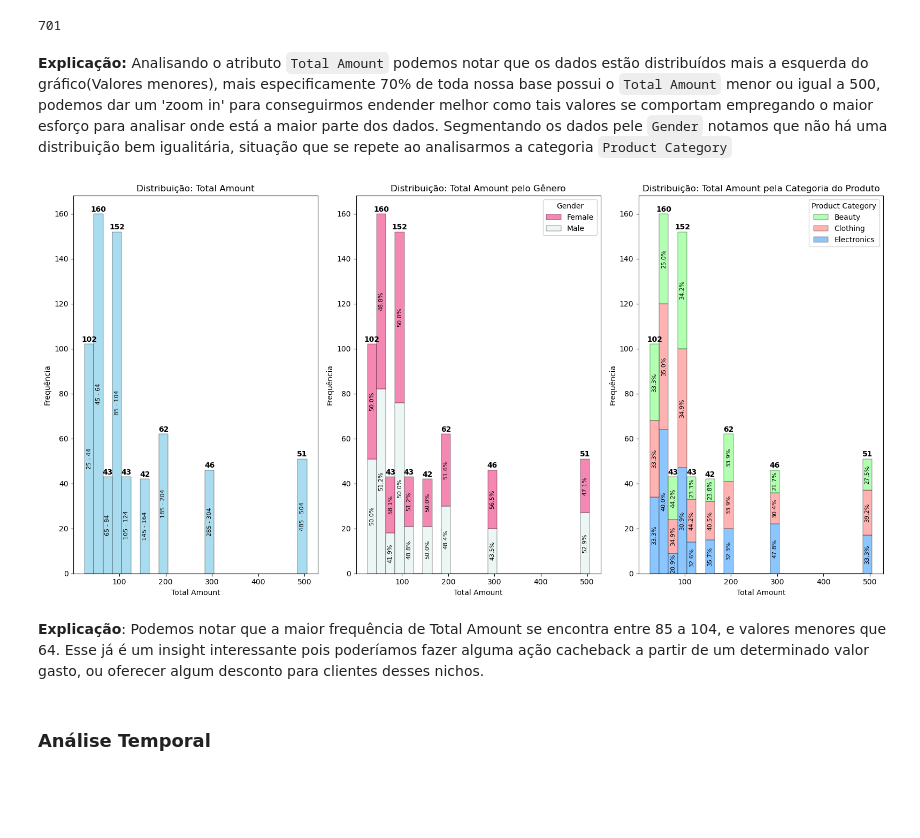
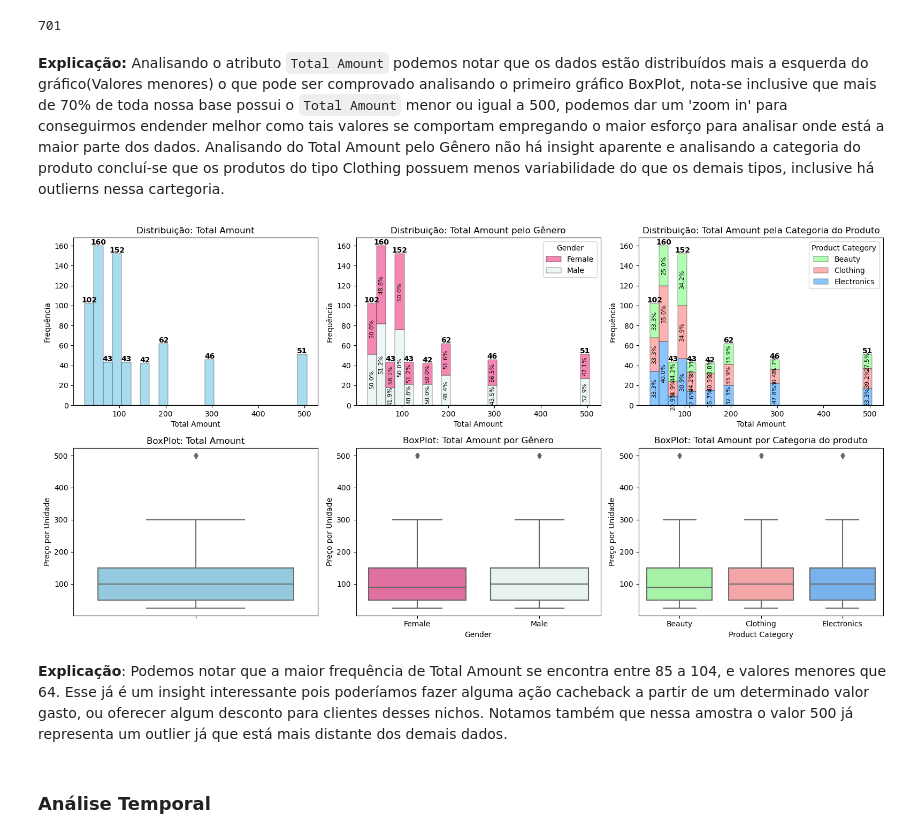
Before and after one commit to DevBrunoP/AED-Retail-Sales-Dataset, a Jupyter notebook: AED - Dados Varejo.ipynb, the cells around one changed output. Cells and saved outputs as stored; diff of their text form; code cells hidden in the pictures; blank space fills up the shorter version.

Commit message:
Adicionando o boxplot em todas os grids de gáficos

````diff
--- a/AED - Dados Varejo.ipynb
+++ b/AED - Dados Varejo.ipynb
@@ -630,55 +647,67 @@ len(df_amount_menor_500)
 # %% [output]
 701
 # %% [markdown]
-**Explicação:** Analisando o atributo ```Total Amount``` podemos notar que os dados estão distribuídos mais a esquerda do gráfico(Valores menores), mais especificamente 70% de toda nossa base possui o ```Total Amount``` menor ou igual a 500, podemos dar um 'zoom in' para conseguirmos endender melhor como tais valores se comportam empregando o maior esforço para analisar onde está a maior parte dos dados. Segmentando os dados pele ```Gender``` notamos que não há uma distribuição bem igualitária, situação que se repete ao analisarmos a categoria ```Product Category```
+**Explicação:** Analisando o atributo ```Total Amount``` podemos notar que os dados estão distribuídos mais a esquerda do gráfico(Valores menores) o que pode ser comprovado analisando o primeiro gráfico BoxPlot, nota-se inclusive que mais de 70% de toda nossa base possui o ```Total Amount``` menor ou igual a 500, podemos dar um 'zoom in' para conseguirmos endender melhor como tais valores se comportam empregando o maior esforço para analisar onde está a maior parte dos dados. Analisando do Total Amount pelo Gênero não há insight aparente e analisando a categoria do produto concluí-se que os produtos do tipo Clothing possuem menos variabilidade do que os demais tipos, inclusive há outlierns nessa cartegoria.
 # %%
 # Criação dos Grids 1x3
-janela, graficos = plt.subplots(nrows=1, ncols=3, figsize=(16,8))
+janela, graficos = plt.subplots(nrows=2, ncols=3, figsize=(16,8))
 
 # Gráfico 1 (Histograma do Total Amount limitado a 500)
 #-----------
 binwidth_value = 20  # Defina o tamanho do intervalo
 
-histplot = sns.histplot(data=df_amount_menor_500, x='Total Amount', binwidth=binwidth_value, ax=graficos[0], color='skyblue', edgecolor="black", alpha=0.7, linewidth=0.3)
-graficos[0].set_title('Distribuição: Total Amount', fontsize=12)
-graficos[0].set_xlabel('Total Amount', fontsize=10)
-graficos[0].set_ylabel("Frequência", fontsize=10)
+histplot = sns.histplot(data=df_amount_menor_500, x='Total Amount', binwidth=binwidth_value, ax=graficos[0][0], color='skyblue', edgecolor="black", alpha=0.7, linewidth=0.3)
+graficos[0][0].set_title('Distribuição: Total Amount', fontsize=12)
+graficos[0][0].set_xlabel('Total Amount', fontsize=10)
+graficos[0][0].set_ylabel("Frequência", fontsize=10)
 
-cria_rotulos_barras(histrgrama=histplot, grid=graficos, posicao_grid=0, fontsize= 10, binwidth_value=20)
+cria_rotulos_barras(histrgrama=histplot, grid=graficos, posicao_grid=[0,0], fontsize= 10, binwidth_value=20)
 
-rotula_intervalo_bins(column='Total Amount', histrgrama=histplot, grid=graficos, posicao_grid=0, fontsize=8, binwidth_value=20)
+rotula_intervalo_bins(column='Total Amount', histrgrama=histplot, grid=graficos, posicao_grid=[0,0], fontsize=8, binwidth_value=20)
 
 # 📌 Gráfico 2 (Frequência + Percentuais por Gender)
-histplot2 = sns.histplot(data=df_amount_menor_500, x='Total Amount', hue='Gender', binwidth=20, multiple="stack", ax=graficos[1], edgecolor="black", linewidth=0.3, palette=palete_gender)
+histplot2 = sns.histplot(data=df_amount_menor_500, x='Total Amount', hue='Gender', binwidth=20, multiple="stack", ax=graficos[0][1], edgecolor="black", linewidth=0.3, palette=palete_gender)
 
-cria_rotulos_barras(histrgrama=histplot, grid=graficos, posicao_grid=1, fontsize= 10, binwidth_value=20)
+cria_rotulos_barras(histrgrama=histplot, grid=graficos, posicao_grid=[0,1], fontsize= 10, binwidth_value=20)
 
-rotula_percentual_segmentado_barras(histograma=histplot2, grid=graficos, posicao_grid=1, fontsize=8)
+rotula_percentual_segmentado_barras(histograma=histplot2, grid=graficos, posicao_grid=[0,1], fontsize=8)
 
 # Customizações adicionais do gráfico 1
-graficos[1].set_title('Distribuição: Total Amount pelo Gênero', fontsize=12)
-graficos[1].set_xlabel('Total Amount', fontsize=10)
-graficos[1].set_ylabel('Frequência', fontsize=10)
+graficos[0][1].set_title('Distribuição: Total Amount pelo Gênero', fontsize=12)
+graficos[0][1].set_xlabel('Total Amount', fontsize=10)
+graficos[0][1].set_ylabel('Frequência', fontsize=10)
 
 # Criação do gráfico 3
-histplot3 = sns.histplot(data=df_amount_menor_500, x='Total Amount', hue='Product Category', binwidth=20,  multiple="stack", ax=graficos[2], edgecolor="black", linewidth=0.3, palette=palette_product_category)
+histplot3 = sns.histplot(data=df_amount_menor_500, x='Total Amount', hue='Product Category', binwidth=20,  multiple="stack", ax=graficos[0][2], edgecolor="black", linewidth=0.3, palette=palette_product_category)
 
-cria_rotulos_barras(histrgrama=histplot, grid=graficos, posicao_grid=2, fontsize= 10, binwidth_value=20)
+cria_rotulos_barras(histrgrama=histplot, grid=graficos, posicao_grid=[0,2], fontsize= 10, binwidth_value=20)
 
-rotula_percentual_segmentado_barras(histograma=histplot3, grid=graficos, posicao_grid=2, fontsize=8)
+rotula_percentual_segmentado_barras(histograma=histplot3, grid=graficos, posicao_grid=[0,2], fontsize=8)
 
 # Customizações adicionais do gráfico 1
-graficos[2].set_title('Distribuição: Total Amount pela Categoria do Produto', fontsize=12)
-graficos[2].set_xlabel('Total Amount', fontsize=10)
-graficos[2].set_ylabel('Frequência', fontsize=10)
+graficos[0][2].set_title('Distribuição: Total Amount pela Categoria do Produto', fontsize=12)
+graficos[0][2].set_xlabel('Total Amount', fontsize=10)
+graficos[0][2].set_ylabel('Frequência', fontsize=10)
+
+sns.boxplot(data=df_amount_menor_500, y='Total Amount', color='skyblue', ax=graficos[1][0])
+graficos[1][0].set_title('BoxPlot: Total Amount', fontsize=12)
+graficos[1][0].set_ylabel('Preço por Unidade', fontsize=10)
+
+sns.boxplot(data=df_amount_menor_500, y='Total Amount', x='Gender', palette=palete_gender ,ax=graficos[1][1])
+graficos[1][1].set_title('BoxPlot: Total Amount por Gênero', fontsize=12)
+graficos[1][1].set_ylabel('Preço por Unidade', fontsize=10)
+
+sns.boxplot(data=df_amount_menor_500, y='Total Amount', x='Product Category', palette=palette_product_category, ax=graficos[1][2])
+graficos[1][2].set_title('BoxPlot: Total Amount por Categoria do produto', fontsize=12)
+graficos[1][2].set_ylabel('Preço por Unidade', fontsize=10)
 
 # Exibir os gráficos
 plt.tight_layout()
 plt.show()
 # %% [output]
-[figure, old version]
+[figure, new version]
 # %% [markdown]
-**Explicação**: Podemos notar que a maior frequência de Total Amount se encontra entre 85 a 104, e valores menores que 64. Esse já é um insight interessante pois poderíamos fazer alguma ação cacheback a partir de um determinado valor gasto, ou oferecer algum desconto para clientes desses nichos.
+**Explicação**: Podemos notar que a maior frequência de Total Amount se encontra entre 85 a 104, e valores menores que 64. Esse já é um insight interessante pois poderíamos fazer alguma ação cacheback a partir de um determinado valor gasto, ou oferecer algum desconto para clientes desses nichos. Notamos também que nessa amostra o valor 500 já representa um outlier já que está mais distante dos demais dados.
 # %% [markdown]
 ### Análise Temporal
 # %%
````
Also changed, not shown: parts of 2 cells of this notebook.
